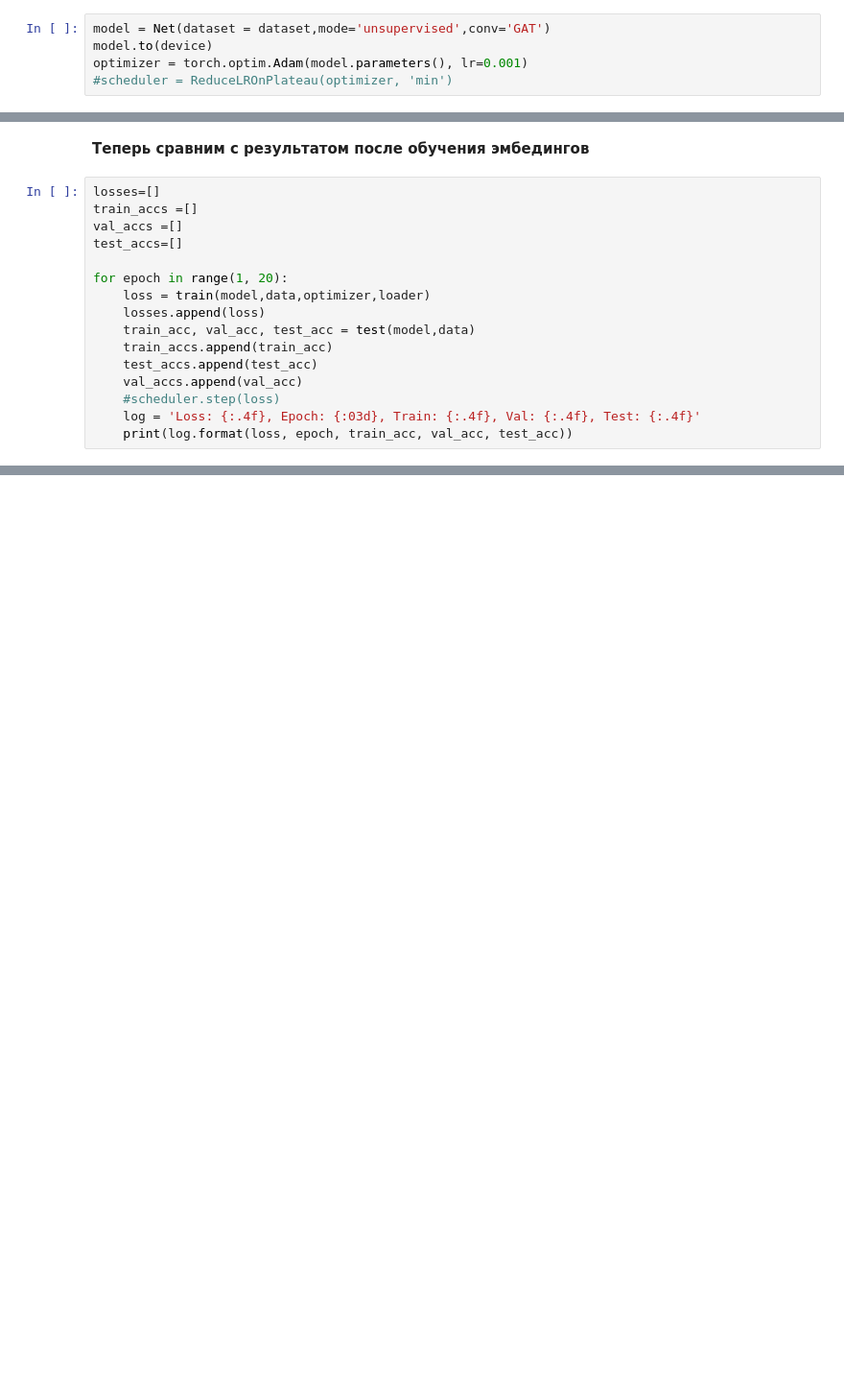
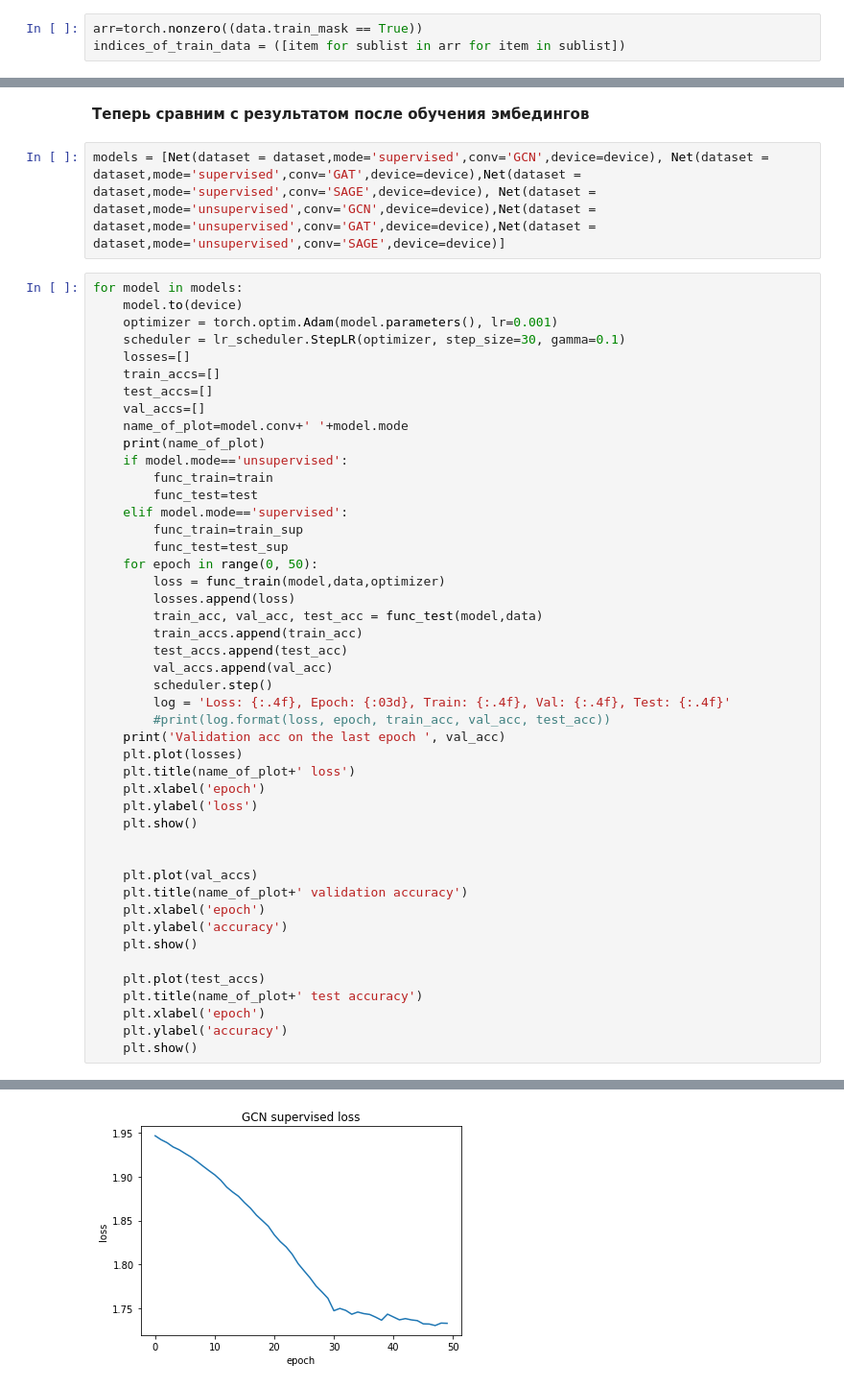
Before and after one commit to anpolol/MasterDegree, a Jupyter notebook: Code/My_RW_Neighbour.ipynb, the cells around one changed output, grey strips where cells are left out. Shown: that part at 96% size. Drawn from its saved outputs; the diff is of its cells as text; blank space fills up the shorter version.

Commit message:
добавила кусочек сравнительного кода. RWSampler больше не наследует DataLoader

```diff
--- a/Code/My_RW_Neighbour.ipynb
+++ b/Code/My_RW_Neighbour.ipynb
@@ -24,6 +29,4 @@ loader = RWSampler(data,data.train_mask,device)
-# %%
-model = Net(dataset = dataset,mode='unsupervised',conv='GAT')
-model.to(device)
-optimizer = torch.optim.Adam(model.parameters(), lr=0.001)
-#scheduler = ReduceLROnPlateau(optimizer, 'min')
+# %%
+arr=torch.nonzero((data.train_mask == True))
+indices_of_train_data = ([item for sublist in arr for item in sublist])
 # %%
@@ -75,20 +113,52 @@ print(log.format(results[0], results[1], results[2]))
 Train: 1.0000, Val: 0.5380, Test: 0.5270
 # %% [markdown]
 **Теперь сравним с результатом после обучения эмбедингов**
+# %%
+models = [Net(dataset = dataset,mode='supervised',conv='GCN',device=device), Net(dataset = dataset,mode='supervised',conv='GAT',device=device),Net(dataset = dataset,mode='supervised',conv='SAGE',device=device), Net(dataset = dataset,mode='unsupervised',conv='GCN',device=device),Net(dataset = dataset,mode='unsupervised',conv='GAT',device=device),Net(dataset = dataset,mode='unsupervised',conv='SAGE',device=device)]
 # %%
-losses=[]
-train_accs =[]
-val_accs =[]
-test_accs=[]
+for model in models:
+    model.to(device)
+    optimizer = torch.optim.Adam(model.parameters(), lr=0.001)
+    scheduler = lr_scheduler.StepLR(optimizer, step_size=30, gamma=0.1)
+    losses=[]
+    train_accs=[]
+    test_accs=[]
+    val_accs=[]
+    name_of_plot=model.conv+' '+model.mode
+    print(name_of_plot)
+    if model.mode=='unsupervised':
+        func_train=train
+        func_test=test
+    elif model.mode=='supervised':
+        func_train=train_sup
+        func_test=test_sup
+    for epoch in range(0, 50):
+        loss = func_train(model,data,optimizer)
+        losses.append(loss)
+        train_acc, val_acc, test_acc = func_test(model,data)
+        train_accs.append(train_acc)
+        test_accs.append(test_acc)
+        val_accs.append(val_acc)
+        scheduler.step()
+        log = 'Loss: {:.4f}, Epoch: {:03d}, Train: {:.4f}, Val: {:.4f}, Test: {:.4f}'
+        #print(log.format(loss, epoch, train_acc, val_acc, test_acc))
+    print('Validation acc on the last epoch ', val_acc)
+    plt.plot(losses)
+    plt.title(name_of_plot+' loss')
+    plt.xlabel('epoch')
+    plt.ylabel('loss')
+    plt.show()
 
-for epoch in range(1, 20):
-    loss = train(model,data,optimizer,loader)
-    losses.append(loss)
-    train_acc, val_acc, test_acc = test(model,data)
-    train_accs.append(train_acc)
-    test_accs.append(test_acc)
-    val_accs.append(val_acc)
-    #scheduler.step(loss)
-    log = 'Loss: {:.4f}, Epoch: {:03d}, Train: {:.4f}, Val: {:.4f}, Test: {:.4f}'
-    print(log.format(loss, epoch, train_acc, val_acc, test_acc))
+
+    plt.plot(val_accs)
+    plt.title(name_of_plot+' validation accuracy')
+    plt.xlabel('epoch')
+    plt.ylabel('accuracy')
+    plt.show()
+
+    plt.plot(test_accs)
+    plt.title(name_of_plot+' test accuracy')
+    plt.xlabel('epoch')
+    plt.ylabel('accuracy')
+    plt.show()
 # %% [output]
@@ -113,0 +167 @@ Loss: 1.3671, Epoch: 019, Train: 0.9929, Val: 0.7600, Test: 0.7870
+[figure, added]
```
Also changed, not shown: parts of 10 cells of this notebook, 2 other files.
